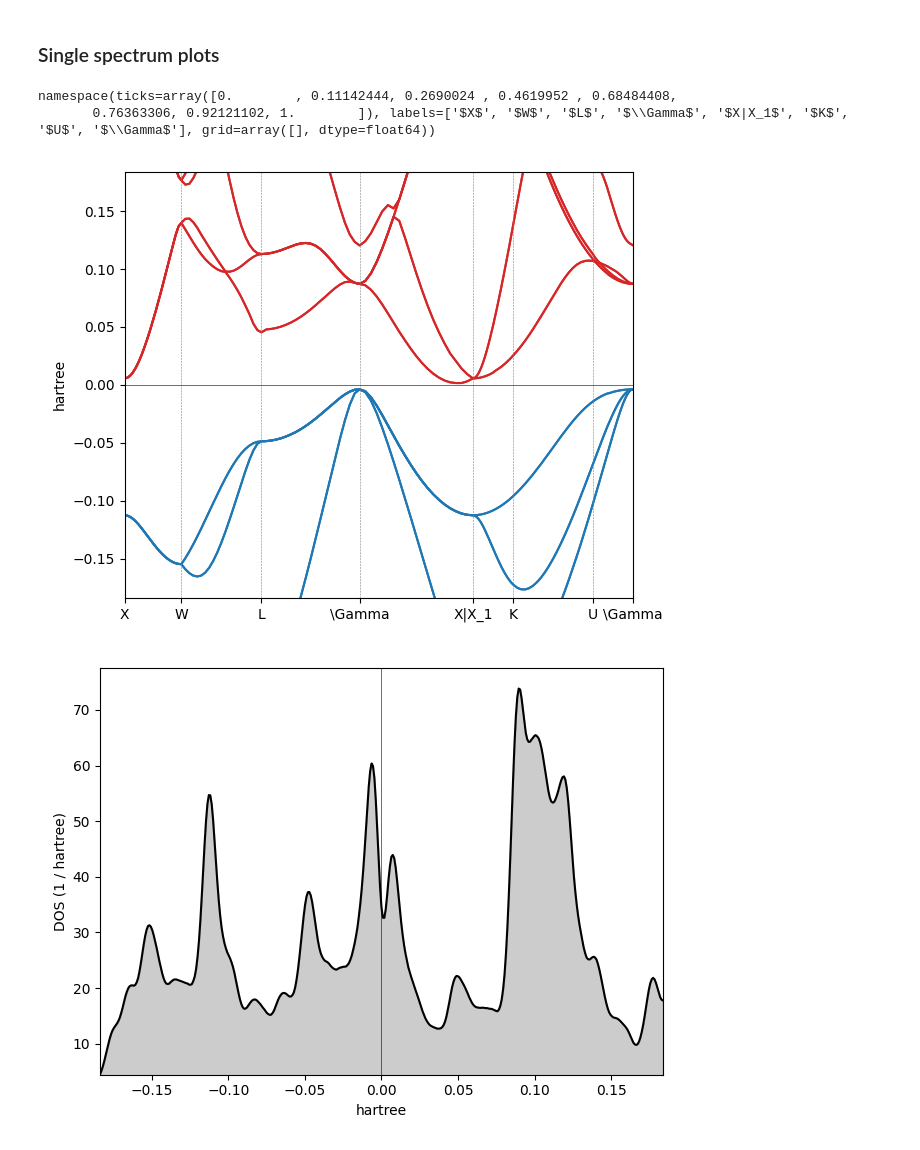
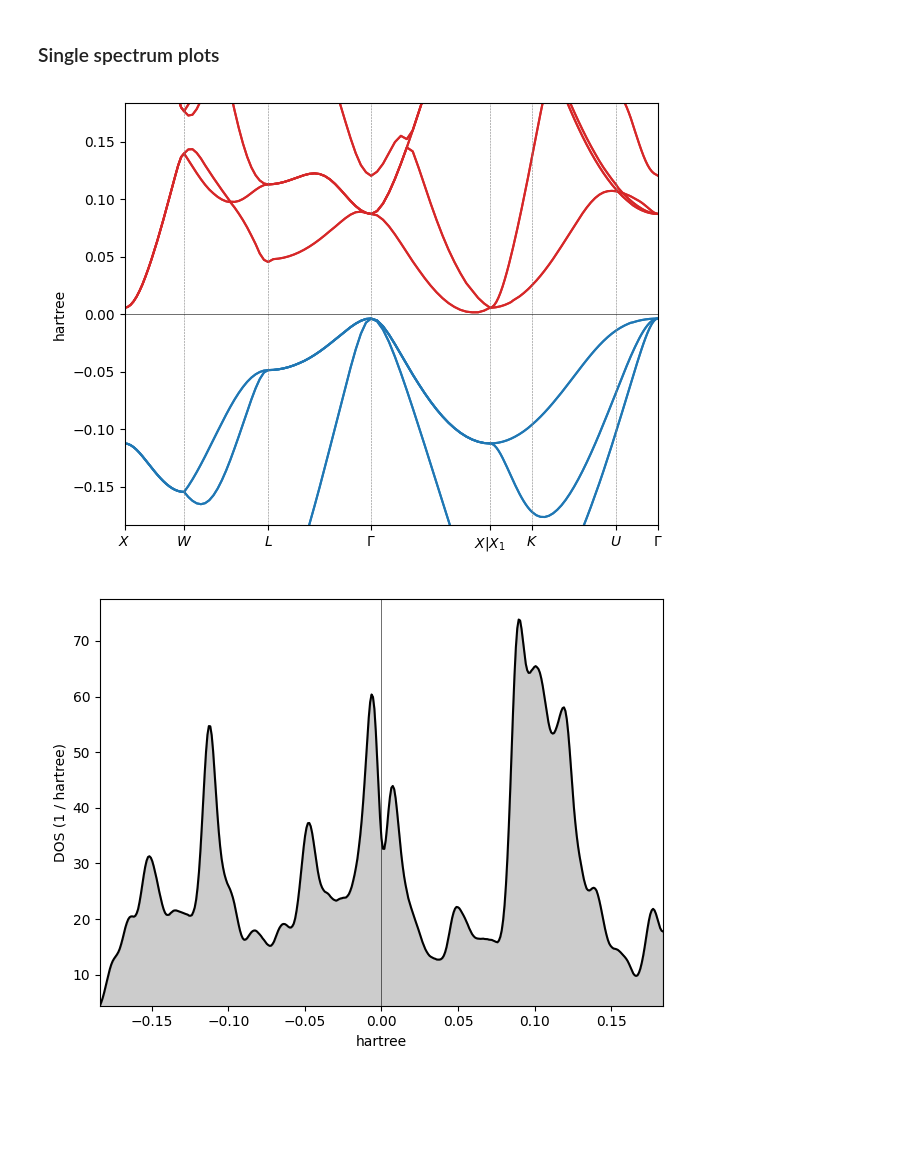
Before and after one commit to Lattay/YAIV, a Jupyter notebook: Tutorial/plot.ipynb, the cells around one changed output. Cells and saved outputs as stored; diff of their text form; code cells hidden in the pictures; blank space fills up the shorter version.

```diff
--- a/Tutorial/plot.ipynb
+++ b/Tutorial/plot.ipynb
@@ -38,16 +38,11 @@ import matplotlib.pyplot as plt
 # %%
 bands=spectrum.ElectronBands('data/qe/results_bands/bands.xml')
 bands.kpath=grep.kpath('data/qe/results_bands/Si.bands.pwi')
 ax=plot.bands(bands,
               window=[-5,5]*ureg.eV)
-labels = [t.get_text() for t in ax.get_xticklabels()]
-ax.set_xticklabels([f"{l.strip('$')}" for l in labels])
-plt.tight_layout()
 plt.show()
 # %% [output]
-namespace(ticks=array([0.        , 0.11142444, 0.2690024 , 0.4619952 , 0.68484408,
-       0.76363306, 0.92121102, 1.        ]), labels=['$X$', '$W$', '$L$', '$\\Gamma$', '$X|X_1$', '$K$', '$U$', '$\\Gamma$'], grid=array([], dtype=float64))
-[figure, old version]
+[figure, new version]
 # %%
 bands=spectrum.ElectronBands('data/qe/results_bands/bands.xml')
 ax=plot.DOS(bands,
```
Also changed, not shown: parts of 3 cells of this notebook, 1 other file.
